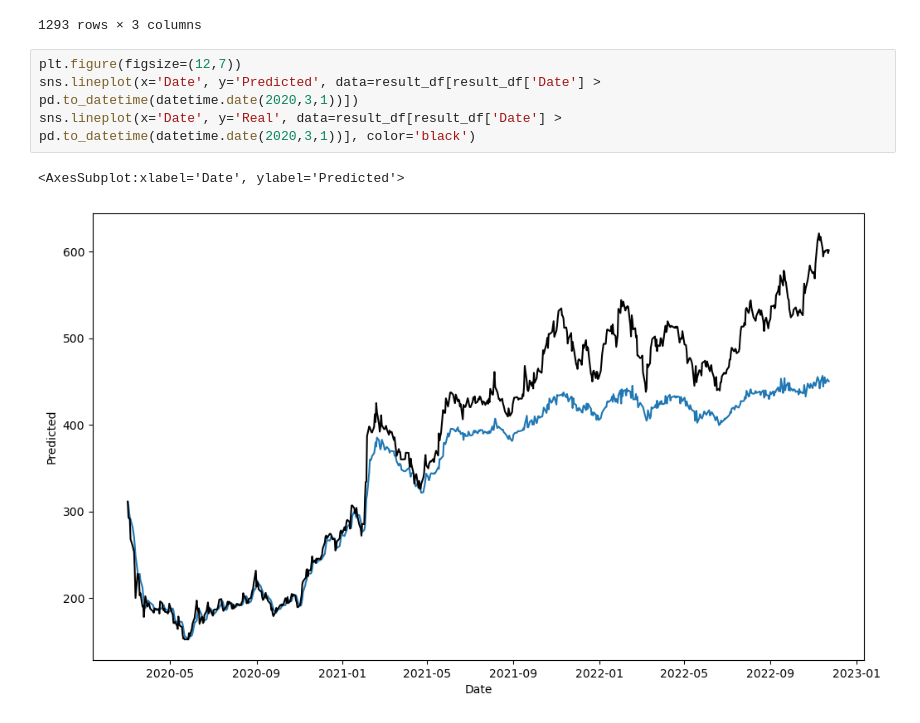
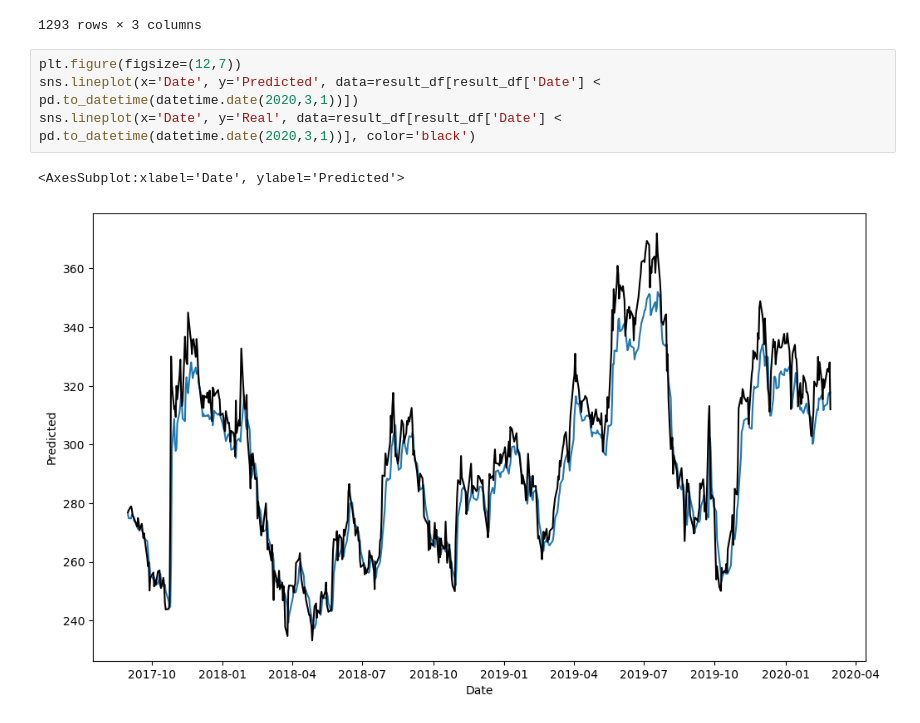
Before and after one commit to tanjeetsarkar/lstm_stock_prediction, a Jupyter notebook: stock_market/stock_sbi.ipynb, the cells around one changed output. Drawn from its saved outputs; the diff is of its cells as text.

```diff
--- a/stock_market/stock_sbi.ipynb
+++ b/stock_market/stock_sbi.ipynb
@@ -350,8 +353,8 @@ result_df
 1293 rows × 3 columns
 # %%
 plt.figure(figsize=(12,7))
-sns.lineplot(x='Date', y='Predicted', data=result_df[result_df['Date'] > pd.to_datetime(datetime.date(2020,3,1))])
-sns.lineplot(x='Date', y='Real', data=result_df[result_df['Date'] > pd.to_datetime(datetime.date(2020,3,1))], color='black')
+sns.lineplot(x='Date', y='Predicted', data=result_df[result_df['Date'] < pd.to_datetime(datetime.date(2020,3,1))])
+sns.lineplot(x='Date', y='Real', data=result_df[result_df['Date'] < pd.to_datetime(datetime.date(2020,3,1))], color='black')
 # %% [output]
 <AxesSubplot:xlabel='Date', ylabel='Predicted'>
-[figure, old version]
+[figure, new version]
```
Also changed, not shown: parts of 3 cells of this notebook, 1 other file.
